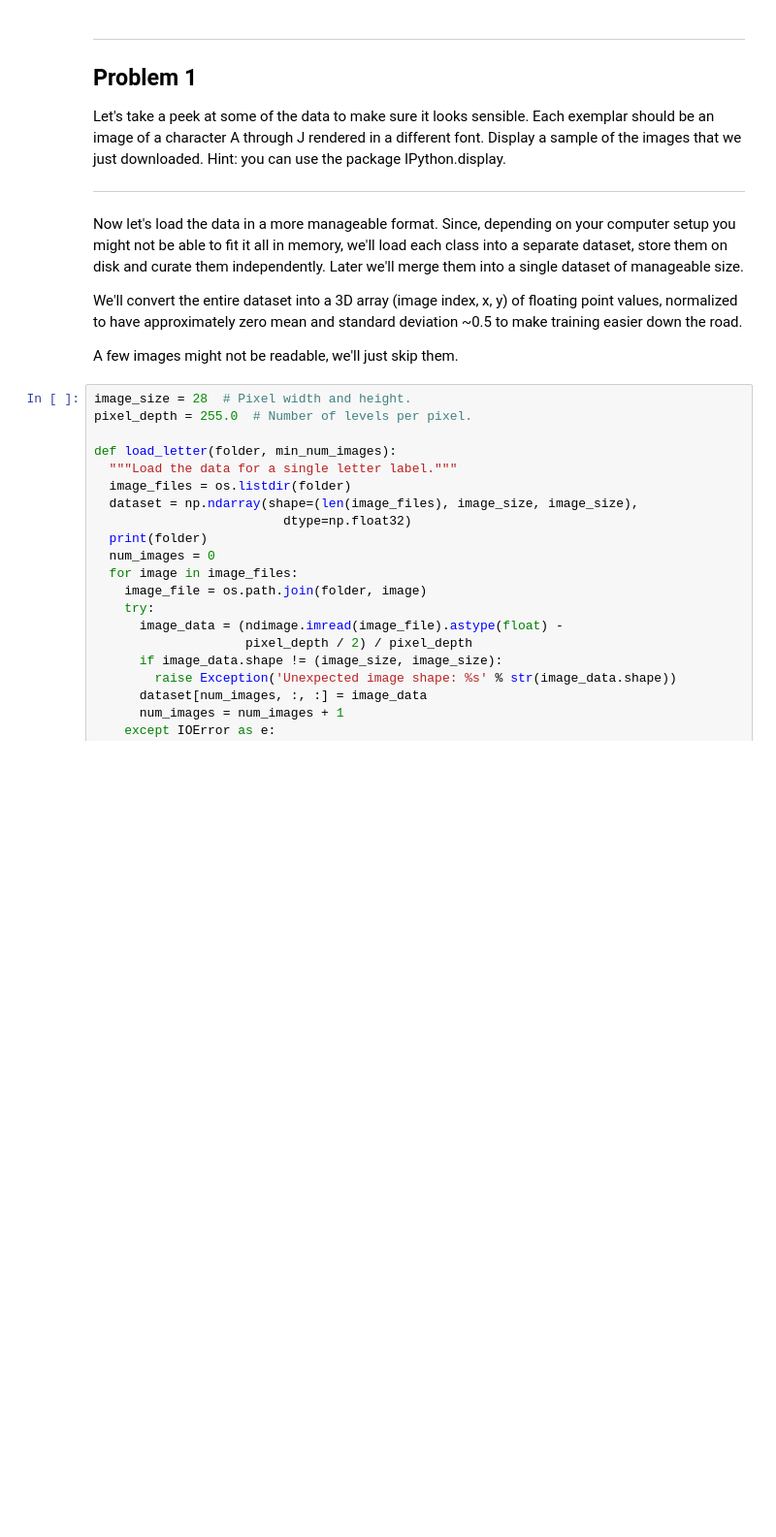
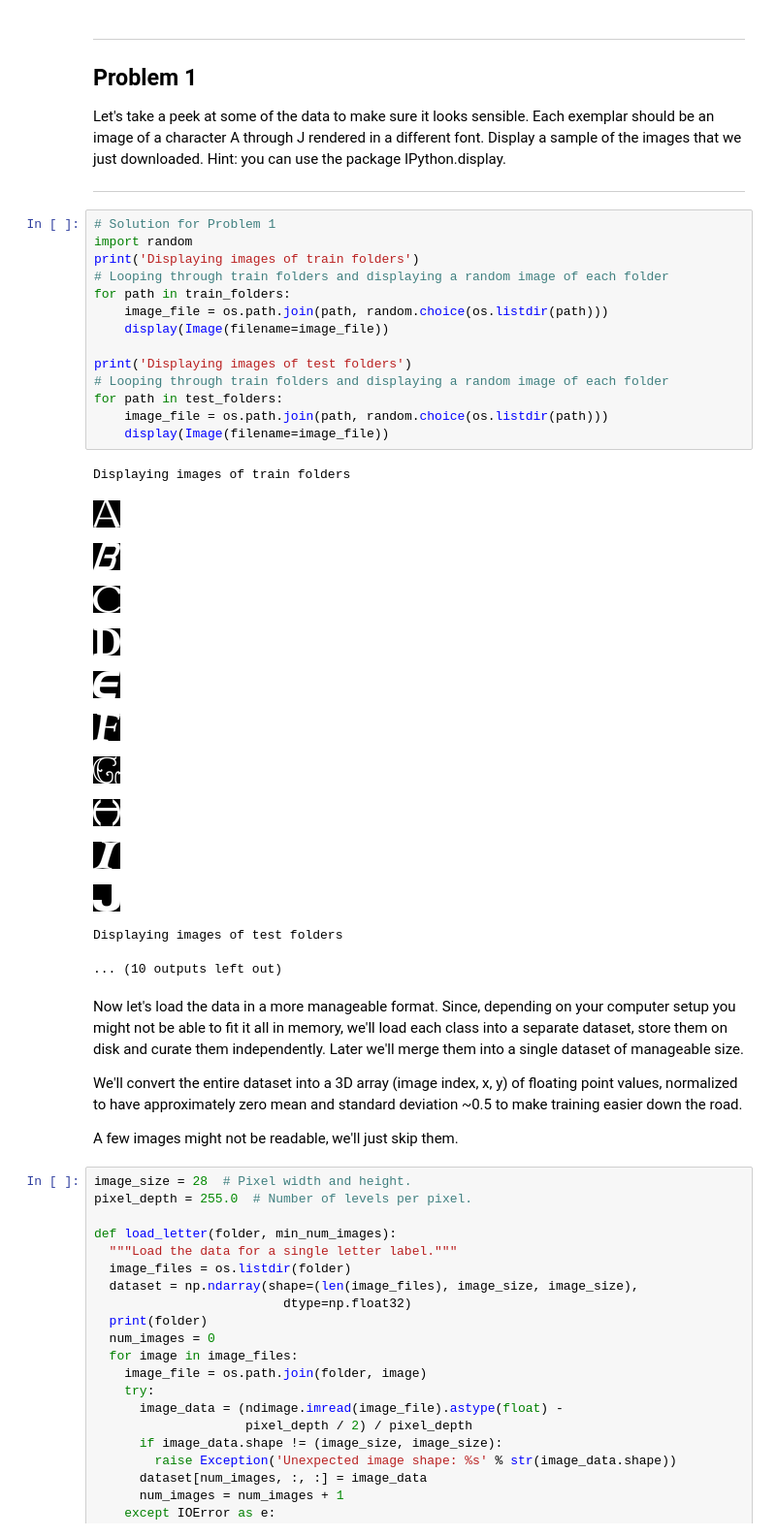
Before and after one commit to pktippa/ai-training, a Jupyter notebook: machine-learning/deep-learning/udacity/ud730/1_notmnist.ipynb, the cells around one changed output. Shown: that part at 97% size. Saved outputs shown, nothing was run; the diff lists cells and outputs as text; blank space fills up the shorter version.

Commit message:
Udacity DeepLearning ud730 Assignment 1 - Problem 1

```diff
--- a/machine-learning/deep-learning/udacity/ud730/1_notmnist.ipynb
+++ b/machine-learning/deep-learning/udacity/ud730/1_notmnist.ipynb
@@ -112,6 +112,34 @@ Problem 1
 Let's take a peek at some of the data to make sure it looks sensible. Each exemplar should be an image of a character A through J rendered in a different font. Display a sample of the images that we just downloaded. Hint: you can use the package IPython.display.
 
 ---
+# %%
+# Solution for Problem 1
+import random
+print('Displaying images of train folders')
+# Looping through train folders and displaying a random image of each folder
+for path in train_folders:
+    image_file = os.path.join(path, random.choice(os.listdir(path)))
+    display(Image(filename=image_file))
+
+print('Displaying images of test folders')
+# Looping through train folders and displaying a random image of each folder
+for path in test_folders:
+    image_file = os.path.join(path, random.choice(os.listdir(path)))
+    display(Image(filename=image_file))
+# %% [output]
+Displaying images of train folders
+[figure, added]
+[figure, added]
+[figure, added]
+[figure, added]
+[figure, added]
+[figure, added]
+[figure, added]
+[figure, added]
+[figure, added]
+[figure, added]
+Displaying images of test folders
+... (10 outputs left out)
 # %% [markdown]
 Now let's load the data in a more manageable format. Since, depending on your computer setup you might not be able to fit it all in memory, we'll load each class into a separate dataset, store them on disk and curate them independently. Later we'll merge them into a single dataset of manageable size.
 
```
Also changed, not shown: parts of 2 cells of this notebook.
